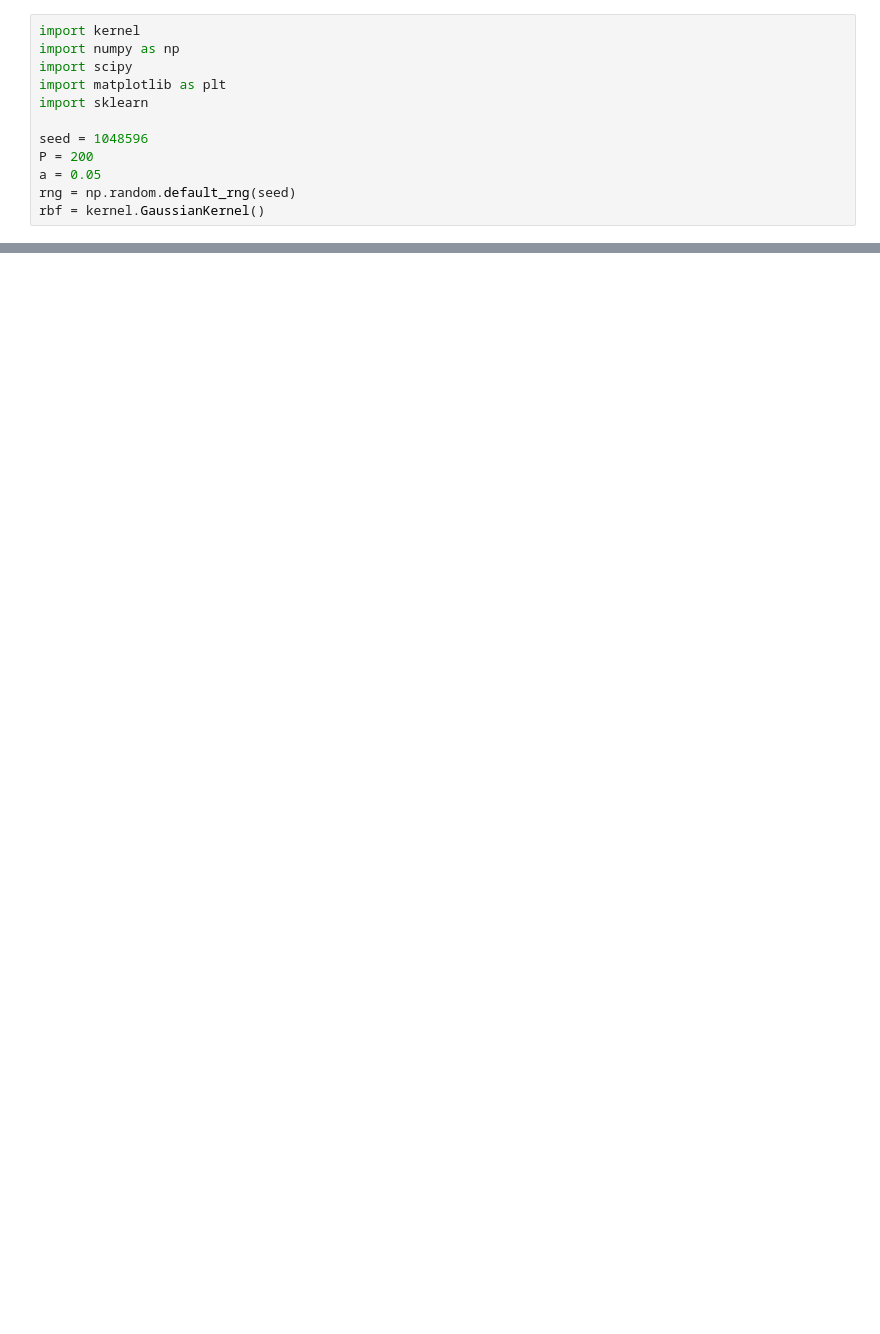
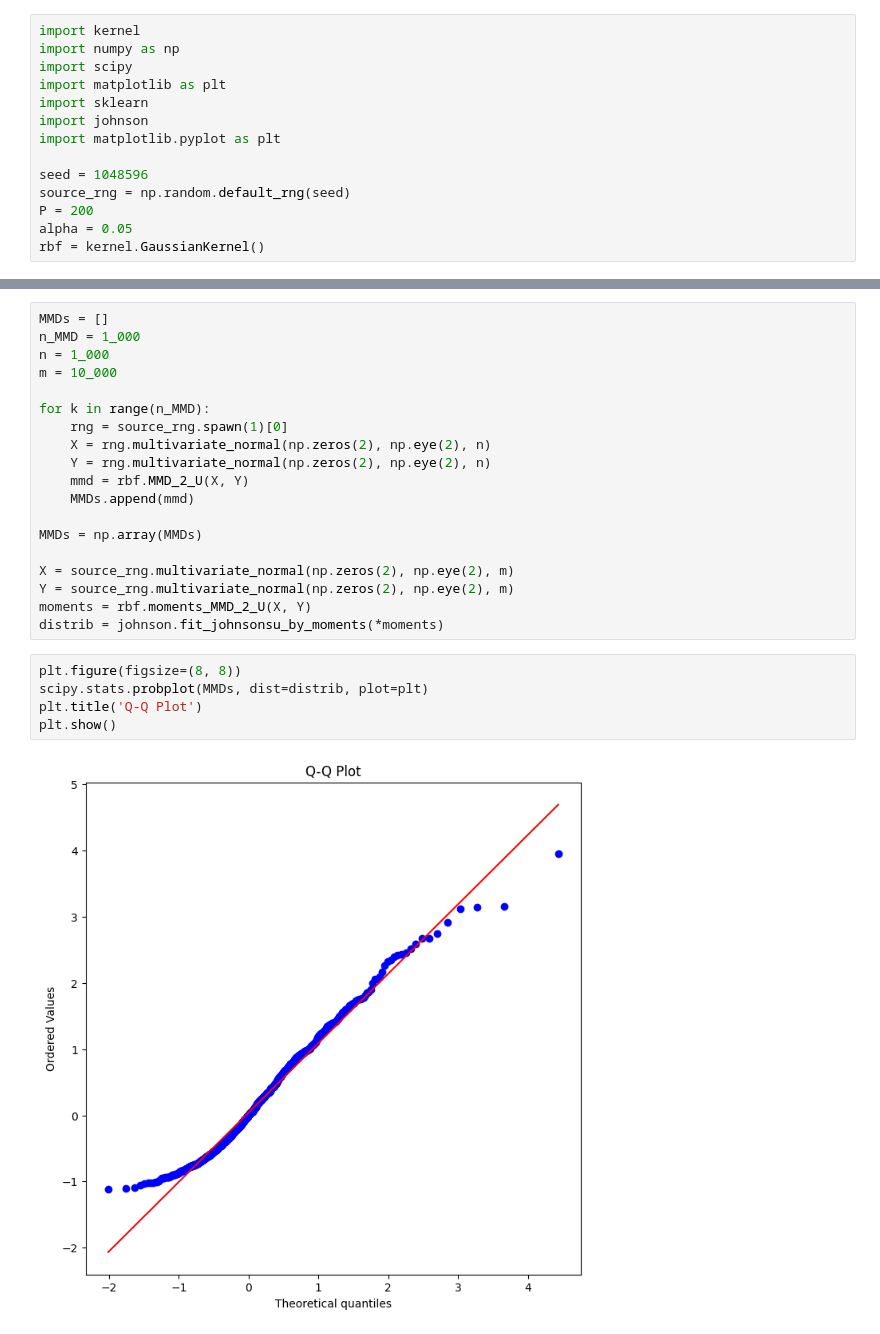
Before and after one commit to kwame-mbobda-kuate/Efficient-Kernel-Based-Two-Sample-Testing, a Jupyter notebook: src/tests.ipynb, the cells around one changed output, grey strips where cells are left out. Drawn from its saved outputs; the diff is of its cells as text; blank space fills up the shorter version.

```diff
--- a/src/tests.ipynb
+++ b/src/tests.ipynb
@@ -4,9 +4,11 @@ import numpy as np
 import scipy
 import matplotlib as plt
 import sklearn
+import johnson
+import matplotlib.pyplot as plt
 
 seed = 1048596
+source_rng = np.random.default_rng(seed)
 P = 200
-a = 0.05
-rng = np.random.default_rng(seed)
+alpha = 0.05
 rbf = kernel.GaussianKernel()
@@ -12,0 +17,26 @@ rbf = kernel.GaussianKernel()
+# %%
+MMDs = []
+n_MMD = 1_000
+n = 1_000
+m = 10_000
+
+for k in range(n_MMD):
+    rng = source_rng.spawn(1)[0]
+    X = rng.multivariate_normal(np.zeros(2), np.eye(2), n)
+    Y = rng.multivariate_normal(np.zeros(2), np.eye(2), n)
+    mmd = rbf.MMD_2_U(X, Y)
+    MMDs.append(mmd)
+
+MMDs = np.array(MMDs)
+
+X = source_rng.multivariate_normal(np.zeros(2), np.eye(2), m)
+Y = source_rng.multivariate_normal(np.zeros(2), np.eye(2), m)
+moments = rbf.moments_MMD_2_U(X, Y)
+distrib = johnson.fit_johnsonsu_by_moments(*moments)
+# %%
+plt.figure(figsize=(8, 8))
+scipy.stats.probplot(MMDs, dist=distrib, plot=plt)
+plt.title('Q-Q Plot')
+plt.show()
+# %% [output]
+[figure, added]
```
Also changed, not shown: parts of 5 cells of this notebook, 2 other files.
